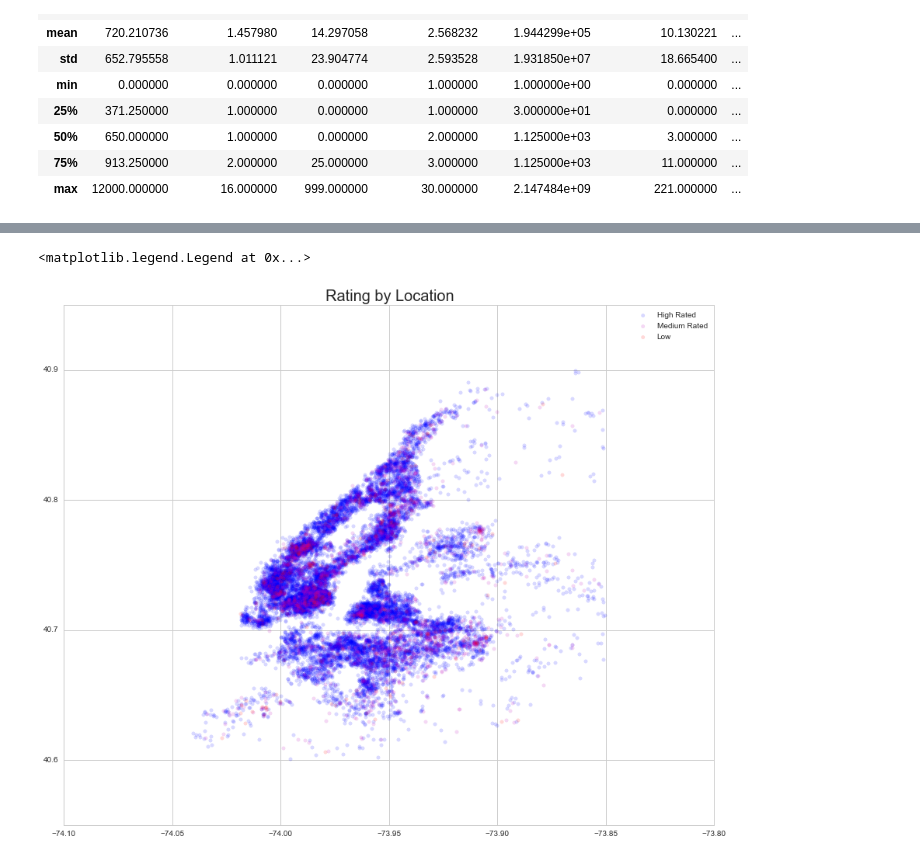
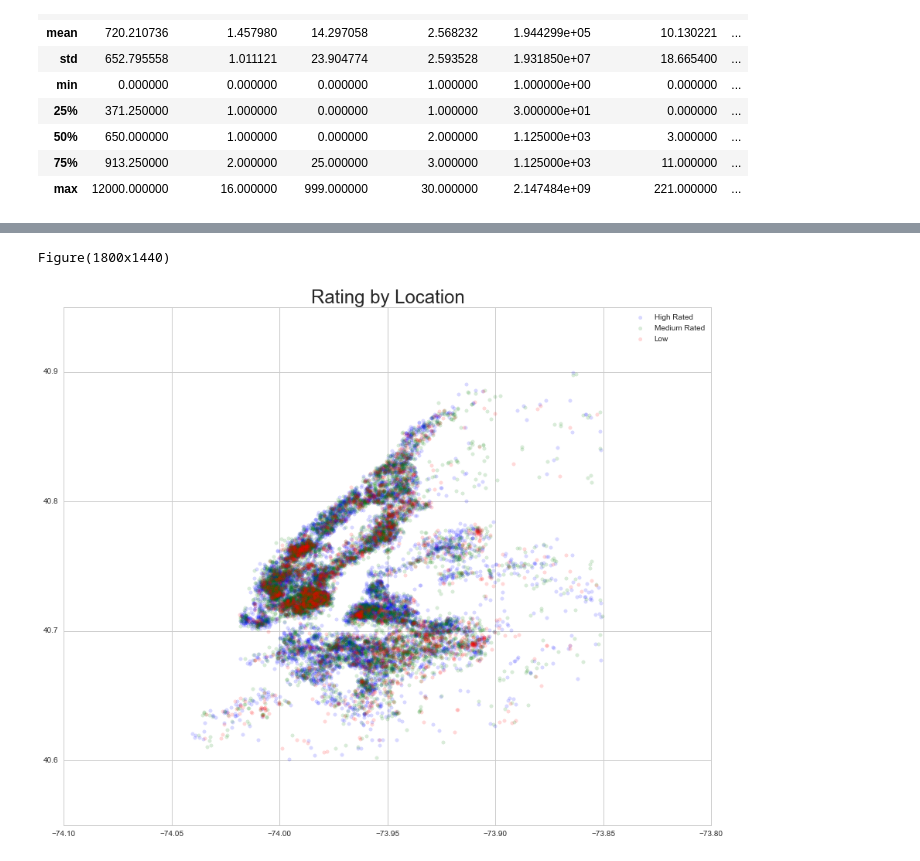
Before and after one commit to duncancfraser/GA_DS18, a Jupyter notebook: Project/Exploration/AirBnB NYC.ipynb, the cells around one changed output, grey strips where cells are left out. Drawn from its saved outputs; the diff is of its cells as text; code cells hidden in the pictures.

```diff
--- a/Project/Exploration/AirBnB NYC.ipynb
+++ b/Project/Exploration/AirBnB NYC.ipynb
@@ -10,6 +8,7 @@ import pandas as pd
 from matplotlib import pyplot as plt
 import seaborn as sns
 
-sns.set_style('white')
-
+sns.set_style('whitegrid')
+plt.rcParams['figure.figsize'] = (15, 12)
+plt.rcParams['figure.dpi'] = (120)
 pd.set_option('display.max_colwidth',52)
@@ -197,0 +218,21 @@ plt.plot(abnb_longlat.longitude, abnb_longlat.latitude, '.', alpha = 0.3, color
+# %%
+#Zoom in a little to where most coords are located
+
+long_min = -74.05
+long_max = -73.85
+lat_min = 40.60
+lat_max = 40.90
+
+abnb_longlat1 = abnb_reduced[abnb_reduced['longitude'] > long_min]
+abnb_longlat2 = abnb_longlat1[abnb_longlat1['latitude'] > lat_min]
+abnb_longlat3 = abnb_longlat2[abnb_longlat2['longitude'] < long_max]
+abnb_longlat = abnb_longlat3[abnb_longlat3['latitude'] < lat_max]
+
+fig, ax = plt.subplots(1)
+
+plt.subplot(1, 1, 1)
+
+plt.title('Hello, New York!', fontsize = 24)
+plt.plot(abnb_longlat.longitude, abnb_longlat.latitude, '.', alpha = 0.3)
+
+print fig
@@ -198,22 +242,23 @@ plt.plot(abnb_longlat.longitude, abnb_longlat.latitude, '.', alpha = 0.3, color
 # %%
-high_rate = abnb_longlat[abnb_longlat['review_scores_rating'] > 84]
+upper_lim = 95
+lower_lim = 85
 
-low_rate = abnb_longlat[abnb_longlat['review_scores_rating'] < 70]
-
-med_rate1 = abnb_longlat[abnb_longlat['review_scores_rating'] > 69]
-med_rate = med_rate1[med_rate1['review_scores_rating'] < 85]
-
-plt.rcParams['figure.figsize'] = (15, 12)                   # Set default figure size values for the entire notebook
+high_rate = abnb_longlat[abnb_longlat['review_scores_rating'] >= upper_lim]
+low_rate = abnb_longlat[abnb_longlat['review_scores_rating'] < lower_lim]
+med_rate1 = abnb_longlat[abnb_longlat['review_scores_rating'] >= lower_lim]
+med_rate = med_rate1[med_rate1['review_scores_rating'] < upper_lim]
 
 fig, ax = plt.subplots(1)
 alpha = 0.15
 
 ax.scatter(high_rate.longitude, high_rate.latitude, label='High Rated', color='b', alpha=alpha)
-ax.scatter(med_rate.longitude, med_rate.latitude, label='Medium Rated', color='m', alpha=alpha)
+ax.scatter(med_rate.longitude, med_rate.latitude, label='Medium Rated', color='g', alpha=alpha)
 ax.scatter(low_rate.longitude, low_rate.latitude, label='Low Rated', color='r', alpha=alpha)
 
-plt.title('Rating by Location', fontsize = 20)
+plt.title('Rating by Location', fontsize = 24)
 plt.legend(["High Rated", "Medium Rated", "Low"])
+
+print fig
 # %% [output]
-<matplotlib.legend.Legend at 0x...>
+Figure(1800x1440)
-[figure, old version]
+[figure, new version]
```
Also changed, not shown: parts of 16 cells of this notebook.
